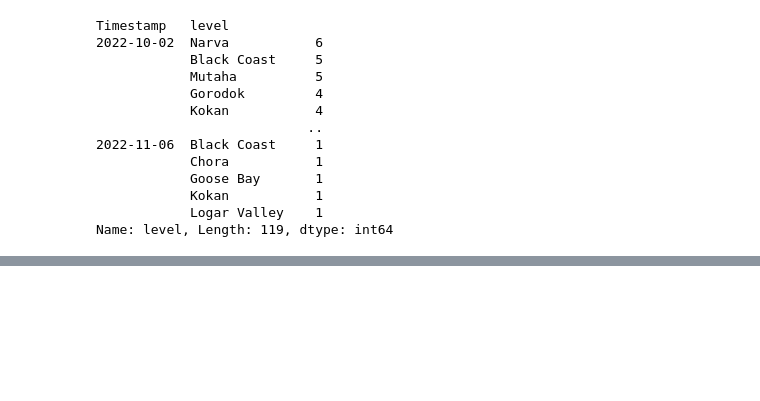
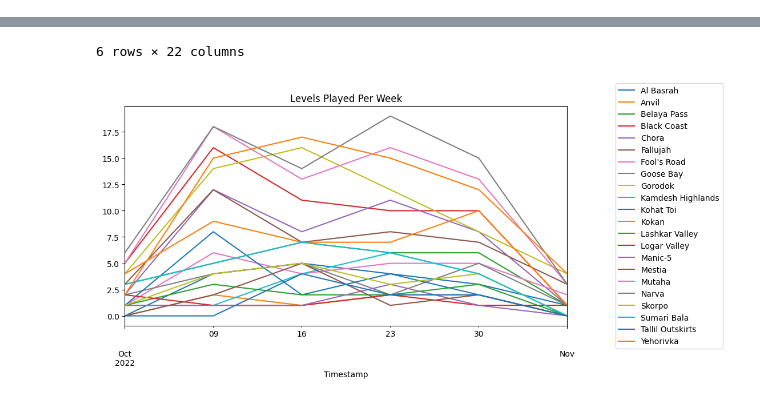
Before and after one commit to LypTea/kam_data_calculations, a Jupyter notebook: calculate_graphs.ipynb, the cells around one changed output, grey strips where cells are left out. Saved outputs shown, nothing was run; the diff lists cells and outputs as text; code cells hidden in the pictures; blank space fills up the shorter version.

```diff
--- a/calculate_graphs.ipynb
+++ b/calculate_graphs.ipynb
@@ -26,24 +52,12 @@ get_win_rate(df)
 # %%
-def maps_played_per_week(df):
-    maps = df.resample('W')['level'].value_counts()
-    maps.pivot(index='x')
+def played_per_week(df, column, timesampled, title):
+    df = df.resample(timesampled)[column].value_counts().to_frame('counts').reset_index()
+    df = df.pivot(index='Timestamp', columns=column, values='counts').fillna(0)
+    ax = df.plot(figsize=(10, 5))
+    ax.legend(loc='center left', bbox_to_anchor=(1.1, 0.5))
+    ax.set_title(title)
 
-    maps.plot.line(x='Timestamp', y='level')
-
-    print(maps)
-
-maps_played_per_month(df)
+    return df
-# %% [output]
-Timestamp   level
-2022-10-02  Narva           6
-            Black Coast     5
-            Mutaha          5
-            Gorodok         4
-            Kokan           4
-                           ..
-2022-11-06  Black Coast     1
-            Chora           1
-            Goose Bay       1
-            Kokan           1
-            Logar Valley    1
-Name: level, Length: 119, dtype: int64
+# %%
+played_per_week(df, 'level', 'W', 'Levels Played Per Week')
+# %% [output]
@@ -49,0 +72,2 @@ Name: level, Length: 119, dtype: int64
+6 rows × 22 columns
+[figure, added]
```
Also changed, not shown: parts of 15 cells of this notebook, 2 other files.
